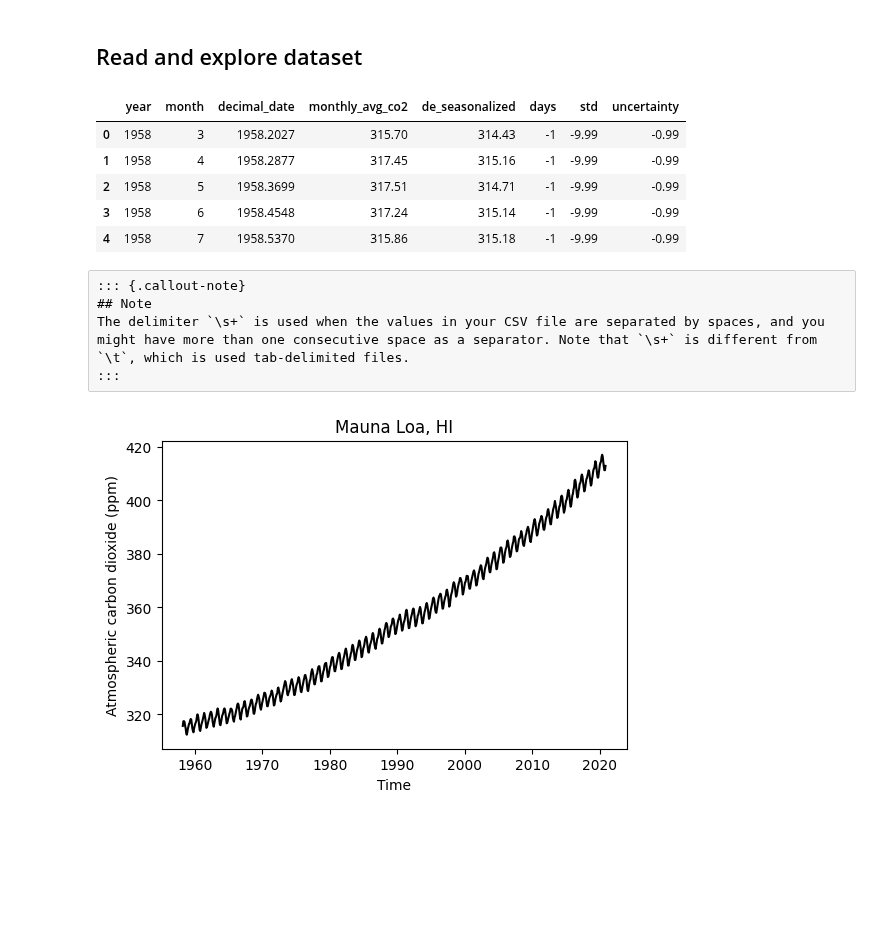
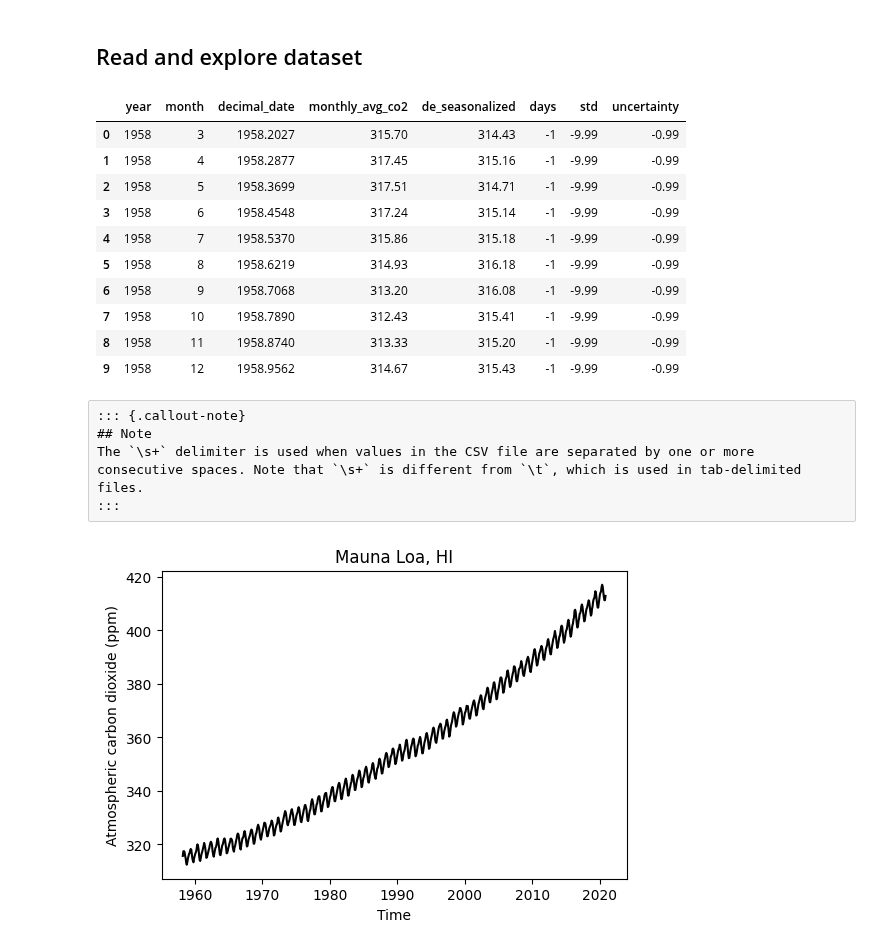
Before and after one commit to soilwater/pynotes-agriscience, a Jupyter notebook: exercises/atmospheric_carbon_dioxide.ipynb, the cells around one changed output. Saved outputs shown, nothing was run; the diff lists cells and outputs as text; code cells hidden in the pictures; blank space fills up the shorter version.

```diff
--- a/exercises/atmospheric_carbon_dioxide.ipynb
+++ b/exercises/atmospheric_carbon_dioxide.ipynb
@@ -22,22 +22,29 @@ from scipy.optimize import curve_fit
 # %%
 # Define dataset column names
 col_names = ['year','month','decimal_date','monthly_avg_co2',
              'de_seasonalized','days','std','uncertainty']
 
 # Load data
-df = pd.read_csv('../datasets/co2_mm_mlo.txt', comment='#', delimiter='\s+', names=col_names)
-df.head(5)
+df = pd.read_csv('../datasets/co2_mm_mlo.txt', names=col_names,
+                 comment='#', delimiter='\s+')
+
+df.head(10)
 # %% [output]
 |  | year | month | decimal_date | monthly_avg_co2 | de_seasonalized | days | std | uncertainty |
 | 0 | 1958 | 3 | 1958.2027 | 315.70 | 314.43 | -1 | -9.99 | -0.99 |
 | 1 | 1958 | 4 | 1958.2877 | 317.45 | 315.16 | -1 | -9.99 | -0.99 |
 | 2 | 1958 | 5 | 1958.3699 | 317.51 | 314.71 | -1 | -9.99 | -0.99 |
 | 3 | 1958 | 6 | 1958.4548 | 317.24 | 315.14 | -1 | -9.99 | -0.99 |
 | 4 | 1958 | 7 | 1958.5370 | 315.86 | 315.18 | -1 | -9.99 | -0.99 |
+| 5 | 1958 | 8 | 1958.6219 | 314.93 | 316.18 | -1 | -9.99 | -0.99 |
+| 6 | 1958 | 9 | 1958.7068 | 313.20 | 316.08 | -1 | -9.99 | -0.99 |
+| 7 | 1958 | 10 | 1958.7890 | 312.43 | 315.41 | -1 | -9.99 | -0.99 |
+| 8 | 1958 | 11 | 1958.8740 | 313.33 | 315.20 | -1 | -9.99 | -0.99 |
+| 9 | 1958 | 12 | 1958.9562 | 314.67 | 315.43 | -1 | -9.99 | -0.99 |
 # %% [raw]
 ::: {.callout-note}
 ## Note
-The delimiter `\s+` is used when the values in your CSV file are separated by spaces, and you might have more than one consecutive space as a separator. Note that `\s+` is different from `\t`, which is used tab-delimited files.
+The `\s+` delimiter is used when values in the CSV file are separated by one or more consecutive spaces. Note that `\s+` is different from `\t`, which is used in tab-delimited files.
 :::
 # %%
 # Visualize observed data
```
Also changed, not shown: parts of 5 cells of this notebook, 12 other files.
